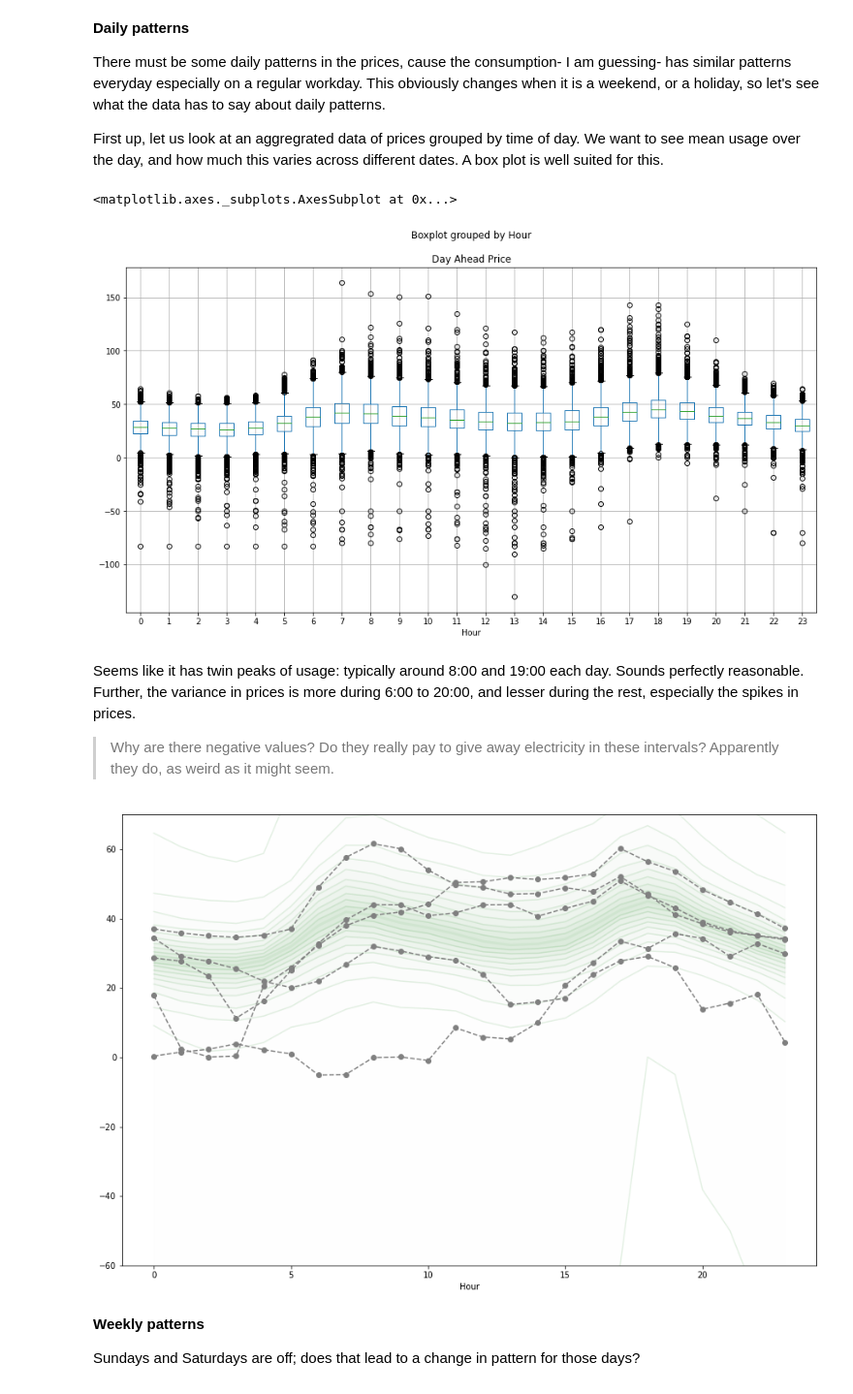
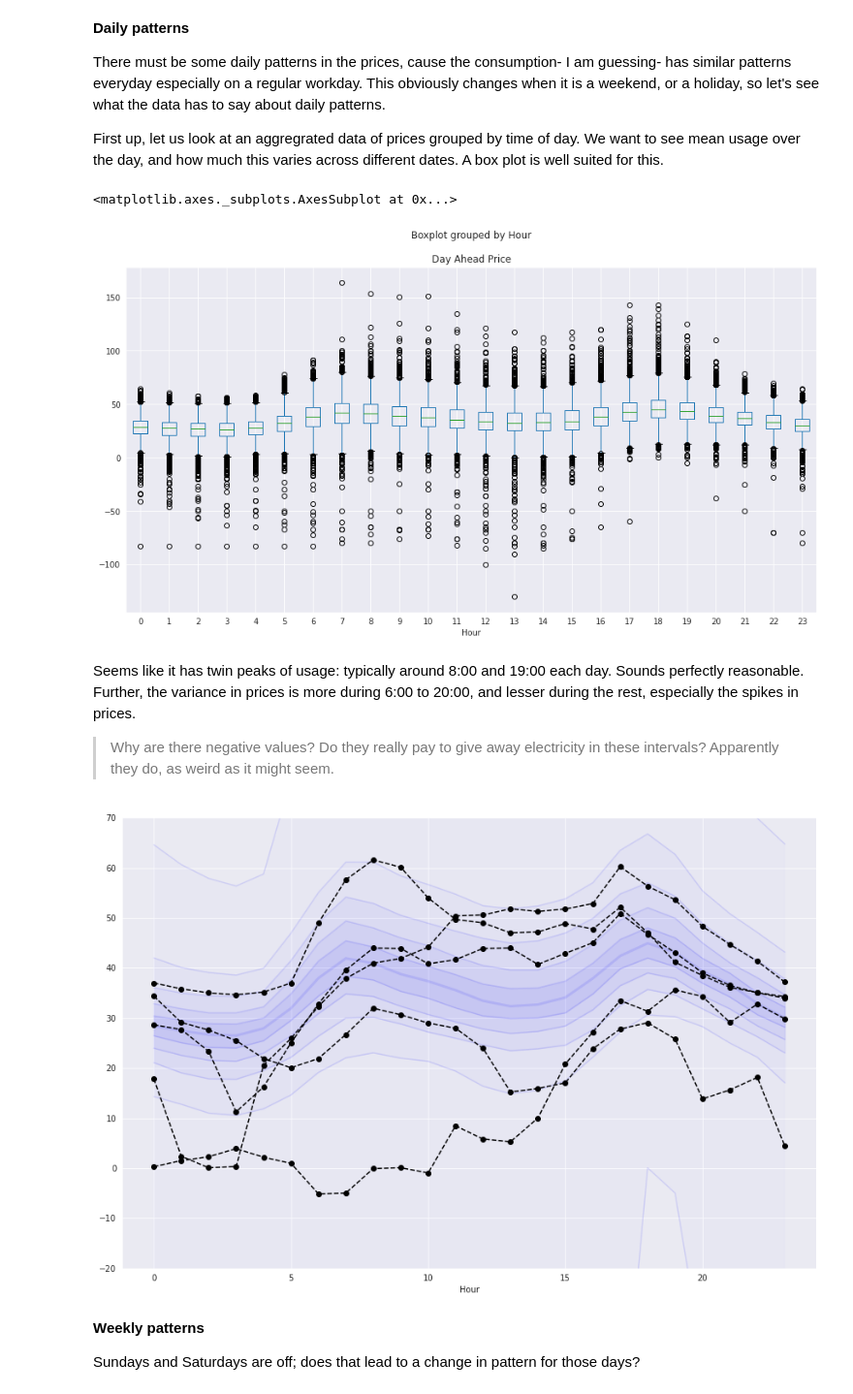
Before and after one commit to sandeshbhatjr/energy-prediction, a Jupyter notebook: docs/ep_cleandata.ipynb, the cells around one changed output. Shown at 97% size. Cells and saved outputs as stored; diff of their text form; code cells hidden in the pictures.

```diff
--- a/docs/ep_cleandata.ipynb
+++ b/docs/ep_cleandata.ipynb
@@ -266,8 +266,8 @@ import statsmodels.api as sm
 
 pdf = imputed_german_df.loc[imputed_german_df.index.hour == 8, 'Day Ahead Price']
 
-with mpl.rc_context():
-  mpl.rc("figure", figsize=(12,8))
-  sm.tsa.seasonal_decompose(pdf, period=30).plot()
-  result = sm.tsa.stattools.adfuller(pdf)
+sns.mpl.rc('figure',figsize=(12, 8))
+sns.set_style('darkgrid')
+sm.tsa.seasonal_decompose(pdf, period=35).plot()
+result = sm.tsa.stattools.adfuller(pdf)
 # %% [output]
@@ -313,11 +313,11 @@ A typical way to incorporate non-local features into our dataset is to consider
 # %% [markdown]
 # Daily, weekly, monthly, and annual patterns
 # %%
-german_df['Hour'] = german_df.index.hour
-german_df['Day of Week'] = german_df.index.weekday
-german_df['Day'] = german_df.index.day
-german_df['Month'] = german_df.index.month
-german_df['Year'] = german_df.index.year
+imputed_german_df['Hour'] = imputed_german_df.index.hour
+imputed_german_df['Day of Week'] = imputed_german_df.index.weekday
+imputed_german_df['Day'] = imputed_german_df.index.day
+imputed_german_df['Month'] = imputed_german_df.index.month
+imputed_german_df['Year'] = imputed_german_df.index.year
 
 def dateRange(startDate, endDate):
   currentDate = startDate
@@ -331,18 +331,18 @@ There must be some daily patterns in the prices, cause the consumption- I am gue
 
 First up, let us look at an aggregrated data of prices grouped by time of day. We want to see mean usage over the day, and how much this varies across different dates. A box plot is well suited for this.
 # %%
-german_df.boxplot(column=['Day Ahead Price'], by='Hour', figsize=(15,8))
+imputed_german_df.boxplot(column=['Day Ahead Price'], by='Hour', figsize=(15,8))
 # %% [output]
 <matplotlib.axes._subplots.AxesSubplot at 0x...>
-[figure, old version]
+[figure, new version]
 # %% [markdown]
 Seems like it has twin peaks of usage: typically around 8:00 and 19:00 each day. Sounds perfectly reasonable. Further, the variance in prices is more during 6:00 to 20:00, and lesser during the rest, especially the spikes in prices.
 
 > Why are there negative values? Do they really pay to give away electricity in these intervals? Apparently they do, as weird as it might seem.
 # %%
 def plotDailyAheadPrice(date, color, axes, opacity=1):
-  german_df['Hour'] = german_df['Hour'].astype('float')
-  german_df[['Hour', 'Day Ahead Price']][german_df['Date'] == date] \
+  imputed_german_df['Hour'] = imputed_german_df['Hour'].astype('float')
+  imputed_german_df[imputed_german_df.index.date == date] \
   .plot.line(
       'Hour', 'Day Ahead Price',
        figsize=(15, 10),
@@ -354,12 +354,13 @@ def plotDailyAheadPrice(date, color, axes, opacity=1):
        alpha=opacity
   )
 
-def quantilePlots(german_df, number_of_levels, opacity_threshold, color='grey'):
+def quantilePlots(df, number_of_levels, opacity_threshold, color='grey'):
   """
     Prepare a plotted figure with the quantiles plotted as contours,
-    as a reference for plotting further daily plots
+    as a background for plotting further daily plots
   """
-  grouped_by_hour = german_df[['Hour', 'Day Ahead Price']] \
+  df['Hour'] = df.index.hour
+  grouped_by_hour = df[['Hour', 'Day Ahead Price']] \
   .groupby('Hour', as_index=False)
 
   # calculate mean by hour
@@ -395,15 +396,15 @@ def quantilePlots(german_df, number_of_levels, opacity_threshold, color='grey'):
 
   return axes
 # %%
-axes2 = quantilePlots(german_df, 10, 0.05, color='green')
-plt.ylim(top=70, bottom=-60)
+axes = quantilePlots(imputed_german_df, 5, 0.1, color='blue')
+plt.ylim(top=70, bottom=-20)
 
-starting = dt.datetime(2019, 12, 10)
-until = dt.datetime(2019, 12, 15)
+starting = dt.date(2019, 12, 10)
+until = dt.date(2019, 12, 15)
 for date in dateRange(starting, until):
-  plotDailyAheadPrice(date, 'grey', axes2)
+  plotDailyAheadPrice(date, 'black', axes)
 # %% [output]
-[figure, old version]
+[figure, new version]
 # %% [markdown]
 **Weekly patterns**
 
```
Also changed, not shown: parts of 29 cells of this notebook.
